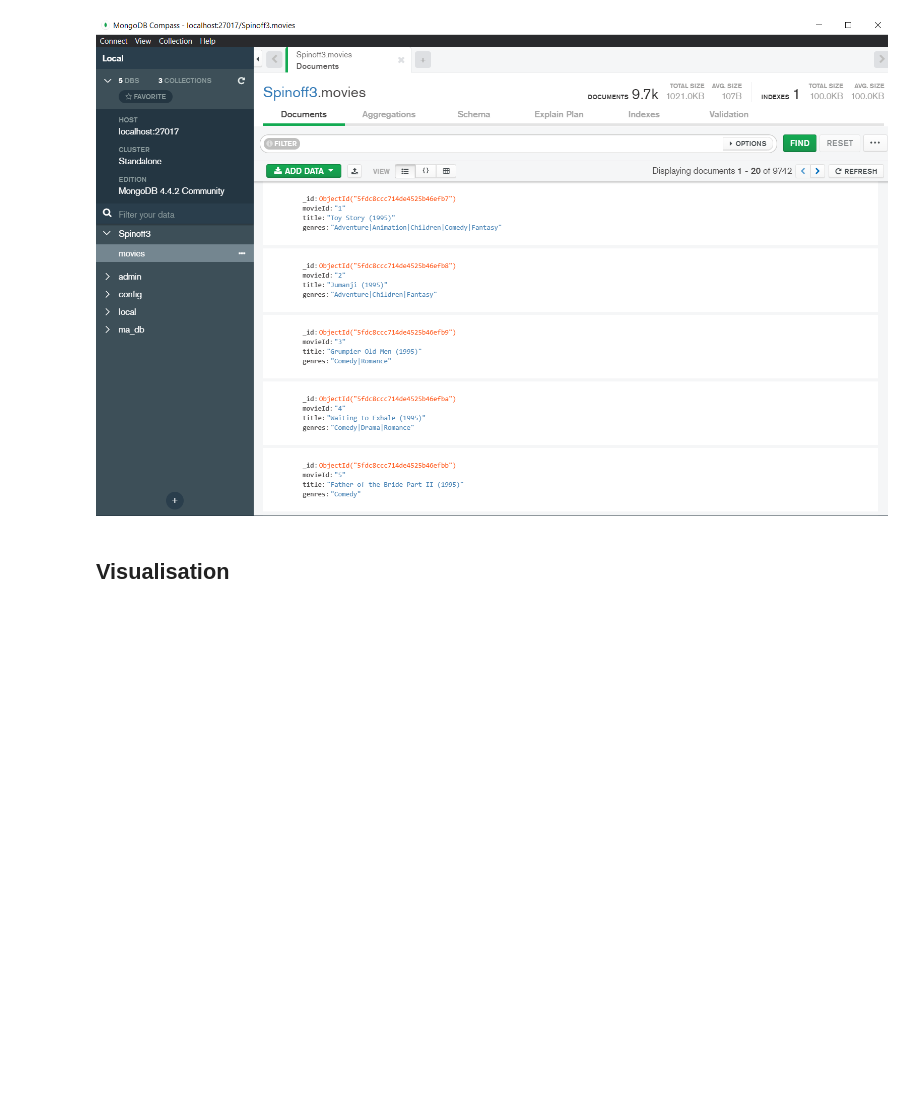
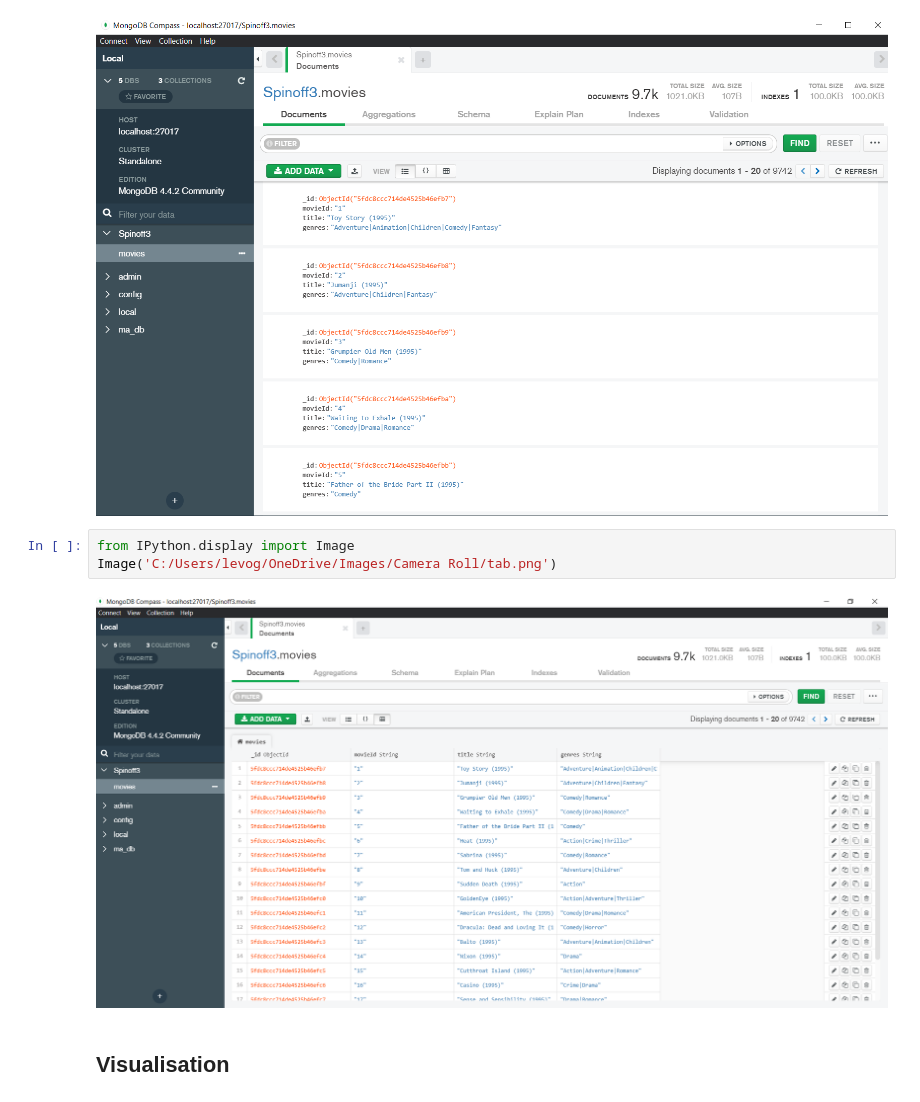
Before and after one commit to yoannlv/movies-spinoff-mongodb, a Jupyter notebook: movies-spinoff-mongodb.ipynb, the cells around one changed output. Cells and saved outputs as stored; diff of their text form; blank space fills up the shorter version.

```diff
--- a/movies-spinoff-mongodb.ipynb
+++ b/movies-spinoff-mongodb.ipynb
@@ -57,6 +57,11 @@ from IPython.display import Image
 Image('C:/Users/levog/OneDrive/Images/Camera Roll/mongodb.png')
 # %% [output]
 [figure]
+# %%
+from IPython.display import Image
+Image('C:/Users/levog/OneDrive/Images/Camera Roll/tab.png')
+# %% [output]
+[figure, added]
 # %% [markdown]
 ## Visualisation
 # %% [markdown]
```
Also changed, not shown: parts of 4 cells of this notebook, 1 other file.
